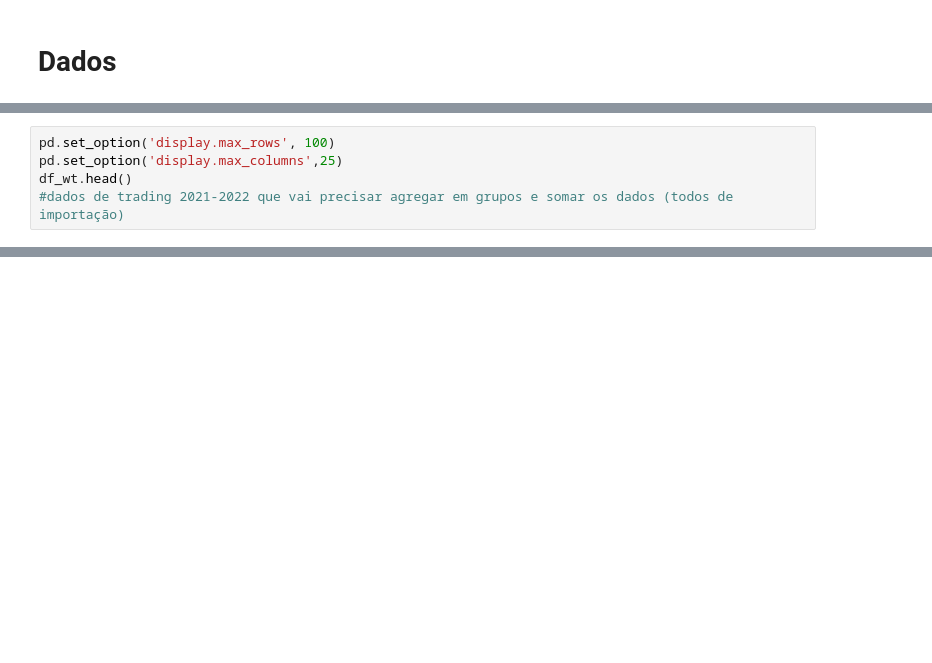
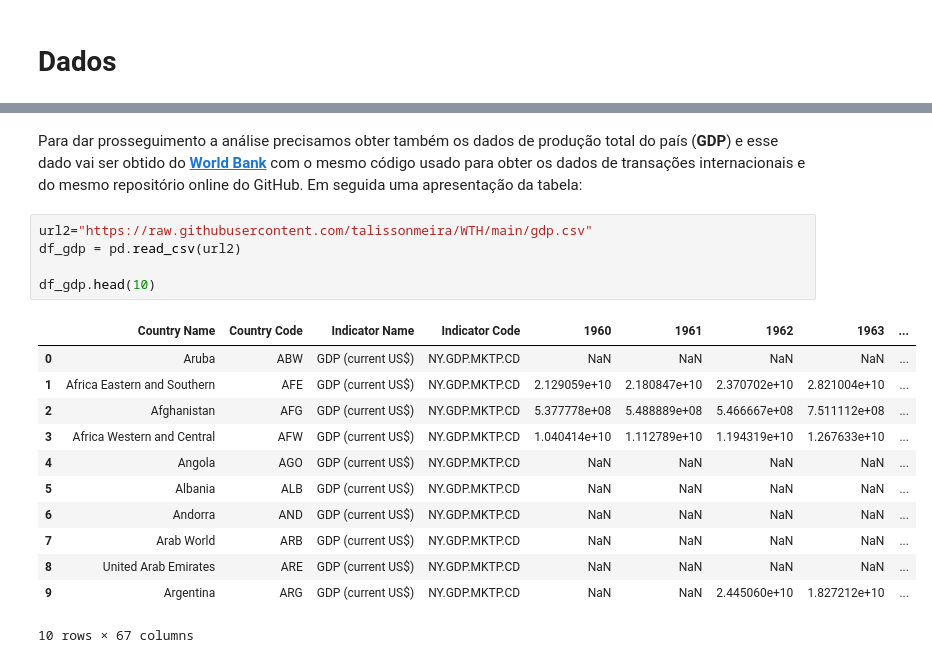
Before and after one commit to talissonmeira/WTH, a Jupyter notebook: Dados.ipynb, the cells around one changed output, grey strips where cells are left out. Saved outputs shown, nothing was run; the diff lists cells and outputs as text; blank space fills up the shorter version.

```diff
--- a/Dados.ipynb
+++ b/Dados.ipynb
@@ -20,5 +2,0 @@ Os dados foram importados de um repositório público que eu criei no GitHub.
-# %%
-pd.set_option('display.max_rows', 100)
-pd.set_option('display.max_columns',25)
-df_wt.head()
-#dados de trading 2021-2022 que vai precisar agregar em grupos e somar os dados (todos de importação)
@@ -341,0 +40,20 @@ df_final.to_csv('df_final', sep=',', encoding='latin-1', index=False)
+# %% [markdown]
+Para dar prosseguimento a análise precisamos obter também os dados de produção total do país (**GDP**) e esse dado vai ser obtido do [**World Bank**](https://data.worldbank.org/indicator/NY.GDP.MKTP.CD) com o mesmo código usado para obter os dados de transações internacionais e do mesmo repositório online do GitHub. Em seguida uma apresentação da tabela:
+# %%
+url2="https://raw.githubusercontent.com/talissonmeira/WTH/main/gdp.csv"
+df_gdp = pd.read_csv(url2)
+
+df_gdp.head(10)
+# %% [output]
+|  | Country Name | Country Code | Indicator Name | Indicator Code | 1960 | 1961 | 1962 | 1963 | ... |
+| 0 | Aruba | ABW | GDP (current US$) | NY.GDP.MKTP.CD | NaN | NaN | NaN | NaN | ... |
+| 1 | Africa Eastern and Southern | AFE | GDP (current US$) | NY.GDP.MKTP.CD | 2.129059e+10 | 2.180847e+10 | 2.370702e+10 | 2.821004e+10 | ... |
+| 2 | Afghanistan | AFG | GDP (current US$) | NY.GDP.MKTP.CD | 5.377778e+08 | 5.488889e+08 | 5.466667e+08 | 7.511112e+08 | ... |
+| 3 | Africa Western and Central | AFW | GDP (current US$) | NY.GDP.MKTP.CD | 1.040414e+10 | 1.112789e+10 | 1.194319e+10 | 1.267633e+10 | ... |
+| 4 | Angola | AGO | GDP (current US$) | NY.GDP.MKTP.CD | NaN | NaN | NaN | NaN | ... |
+| 5 | Albania | ALB | GDP (current US$) | NY.GDP.MKTP.CD | NaN | NaN | NaN | NaN | ... |
+| 6 | Andorra | AND | GDP (current US$) | NY.GDP.MKTP.CD | NaN | NaN | NaN | NaN | ... |
+| 7 | Arab World | ARB | GDP (current US$) | NY.GDP.MKTP.CD | NaN | NaN | NaN | NaN | ... |
+| 8 | United Arab Emirates | ARE | GDP (current US$) | NY.GDP.MKTP.CD | NaN | NaN | NaN | NaN | ... |
+| 9 | Argentina | ARG | GDP (current US$) | NY.GDP.MKTP.CD | NaN | NaN | 2.445060e+10 | 1.827212e+10 | ... |
+10 rows × 67 columns
```
Also changed, not shown: parts of 58 cells of this notebook, 1 other file.
